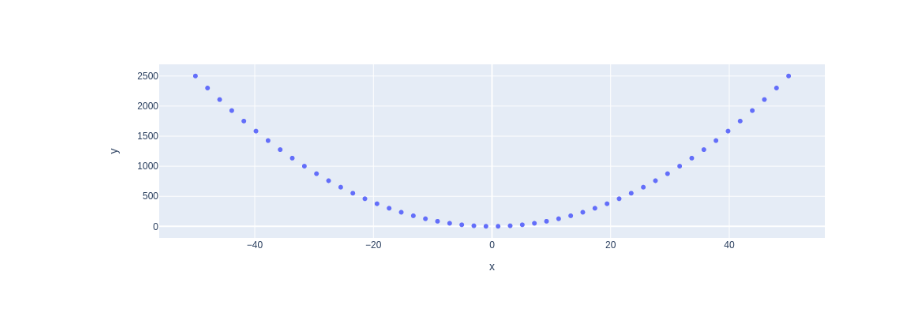
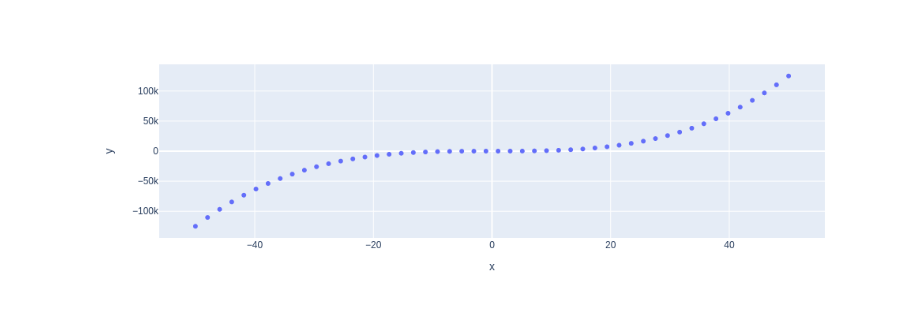
Before and after one commit to hasys/my-notebooks-repo, a Jupyter notebook: experiment1.ipynb, the cells around one changed output. Saved outputs shown, nothing was run; the diff lists cells and outputs as text; code cells hidden in the pictures.

```diff
--- a/experiment1.ipynb
+++ b/experiment1.ipynb
@@ -1,12 +1,12 @@
 # %%
 import numpy as np
 import plotly.express as px
 # x-axis data points
 x = np.linspace(start=-50, stop=50)
 # y-axis data points
-y = x ** 2
+y = x ** 3
 # define the plot
 fig = px.scatter(x=x, y=y)
 fig.show()
 # %% [output]
-[figure, old version]
+[figure, new version]
```
